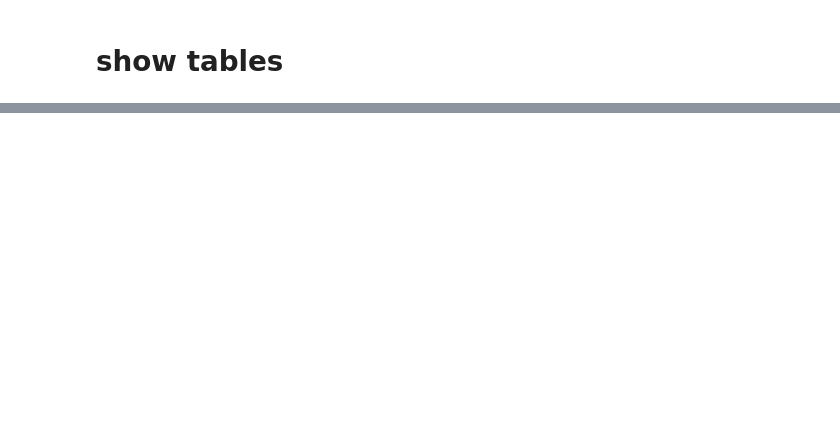
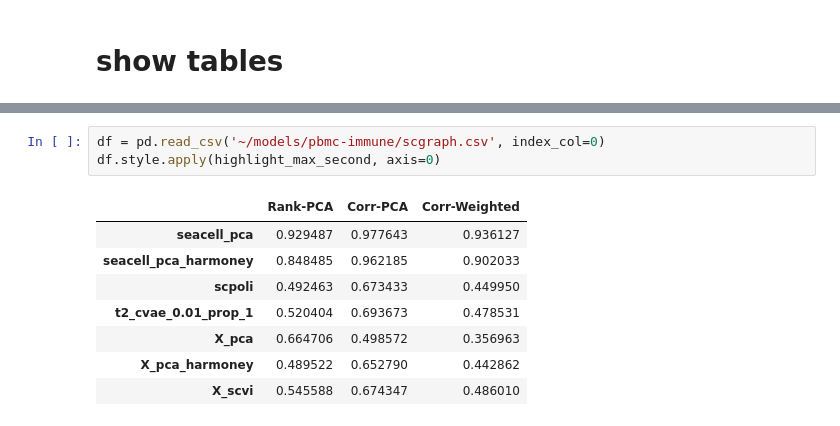
Before and after one commit to fatisati/interpretable-prototype, a Jupyter notebook: notebooks/embedding_metrics.ipynb, the cells around one changed output, grey strips where cells are left out. Drawn from its saved outputs; the diff is of its cells as text; blank space fills up the shorter version.

```diff
--- a/notebooks/embedding_metrics.ipynb
+++ b/notebooks/embedding_metrics.ipynb
@@ -296,0 +395,12 @@ generate_table('~/models/pancreas/')
+# %%
+df = pd.read_csv('~/models/pbmc-immune/scgraph.csv', index_col=0)
+df.style.apply(highlight_max_second, axis=0)
+# %% [output]
+|  | Rank-PCA | Corr-PCA | Corr-Weighted |
+| seacell_pca | 0.929487 | 0.977643 | 0.936127 |
+| seacell_pca_harmoney | 0.848485 | 0.962185 | 0.902033 |
+| scpoli | 0.492463 | 0.673433 | 0.449950 |
+| t2_cvae_0.01_prop_1 | 0.520404 | 0.693673 | 0.478531 |
+| X_pca | 0.664706 | 0.498572 | 0.356963 |
+| X_pca_harmoney | 0.489522 | 0.652790 | 0.442862 |
+| X_scvi | 0.545588 | 0.674347 | 0.486010 |
```
Also changed, not shown: parts of 44 cells of this notebook, 6 other files.
